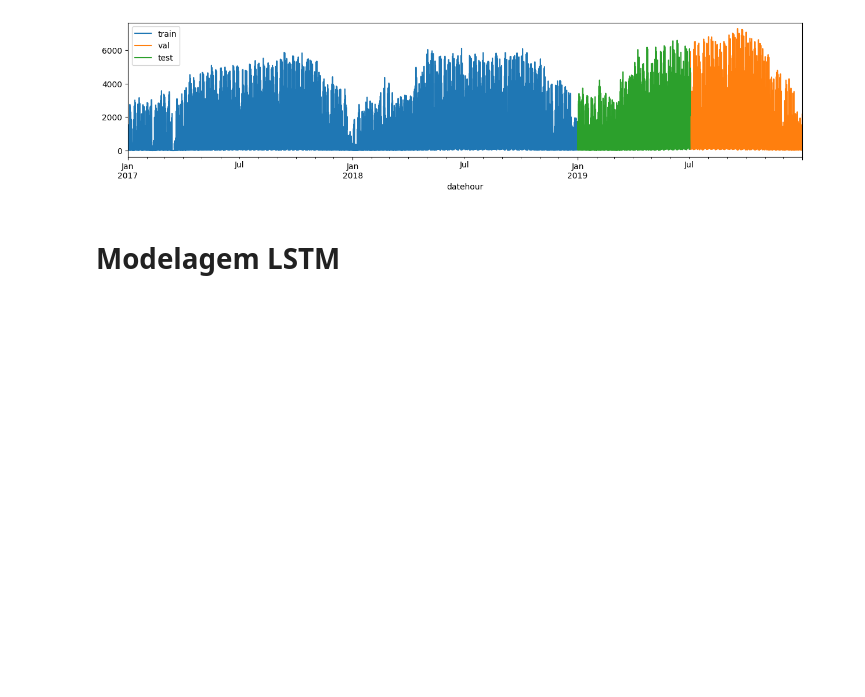
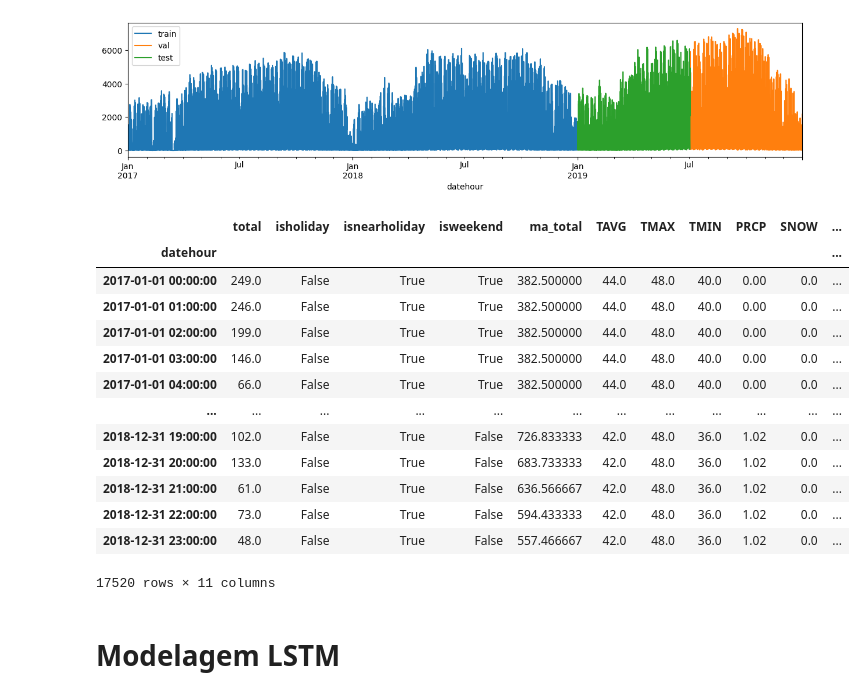
Before and after one commit to viniciuslettieri/Aprendizado-de-Maquina-2022.2, a Jupyter notebook: Trabalho Final/Teste LSTM.ipynb, the cells around one changed output. Saved outputs shown, nothing was run; the diff lists cells and outputs as text; code cells hidden in the pictures; blank space fills up the shorter version.

```diff
--- a/Trabalho Final/Teste LSTM.ipynb
+++ b/Trabalho Final/Teste LSTM.ipynb
@@ -46,6 +46,23 @@ pd.concat([df_train.iloc[:,0].rename('train'), df_val.iloc[:,0].rename('val'), d
 # %% [output]
 <AxesSubplot: xlabel='datehour'>
 [figure]
+# %%
+df_train
+# %% [output]
+|  | total | isholiday | isnearholiday | isweekend | ma_total | TAVG | TMAX | TMIN | PRCP | SNOW | ... |
+| datehour |  |  |  |  |  |  |  |  |  |  | ... |
+| 2017-01-01 00:00:00 | 249.0 | False | True | True | 382.500000 | 44.0 | 48.0 | 40.0 | 0.00 | 0.0 | ... |
+| 2017-01-01 01:00:00 | 246.0 | False | True | True | 382.500000 | 44.0 | 48.0 | 40.0 | 0.00 | 0.0 | ... |
+| 2017-01-01 02:00:00 | 199.0 | False | True | True | 382.500000 | 44.0 | 48.0 | 40.0 | 0.00 | 0.0 | ... |
+| 2017-01-01 03:00:00 | 146.0 | False | True | True | 382.500000 | 44.0 | 48.0 | 40.0 | 0.00 | 0.0 | ... |
+| 2017-01-01 04:00:00 | 66.0 | False | True | True | 382.500000 | 44.0 | 48.0 | 40.0 | 0.00 | 0.0 | ... |
+| ... | ... | ... | ... | ... | ... | ... | ... | ... | ... | ... | ... |
+| 2018-12-31 19:00:00 | 102.0 | False | True | False | 726.833333 | 42.0 | 48.0 | 36.0 | 1.02 | 0.0 | ... |
+| 2018-12-31 20:00:00 | 133.0 | False | True | False | 683.733333 | 42.0 | 48.0 | 36.0 | 1.02 | 0.0 | ... |
+| 2018-12-31 21:00:00 | 61.0 | False | True | False | 636.566667 | 42.0 | 48.0 | 36.0 | 1.02 | 0.0 | ... |
+| 2018-12-31 22:00:00 | 73.0 | False | True | False | 594.433333 | 42.0 | 48.0 | 36.0 | 1.02 | 0.0 | ... |
+| 2018-12-31 23:00:00 | 48.0 | False | True | False | 557.466667 | 42.0 | 48.0 | 36.0 | 1.02 | 0.0 | ... |
+17520 rows × 11 columns
 # %% [markdown]
 # Modelagem LSTM
 # %%
```
Also changed, not shown: parts of 2 cells of this notebook, 23 other files.
